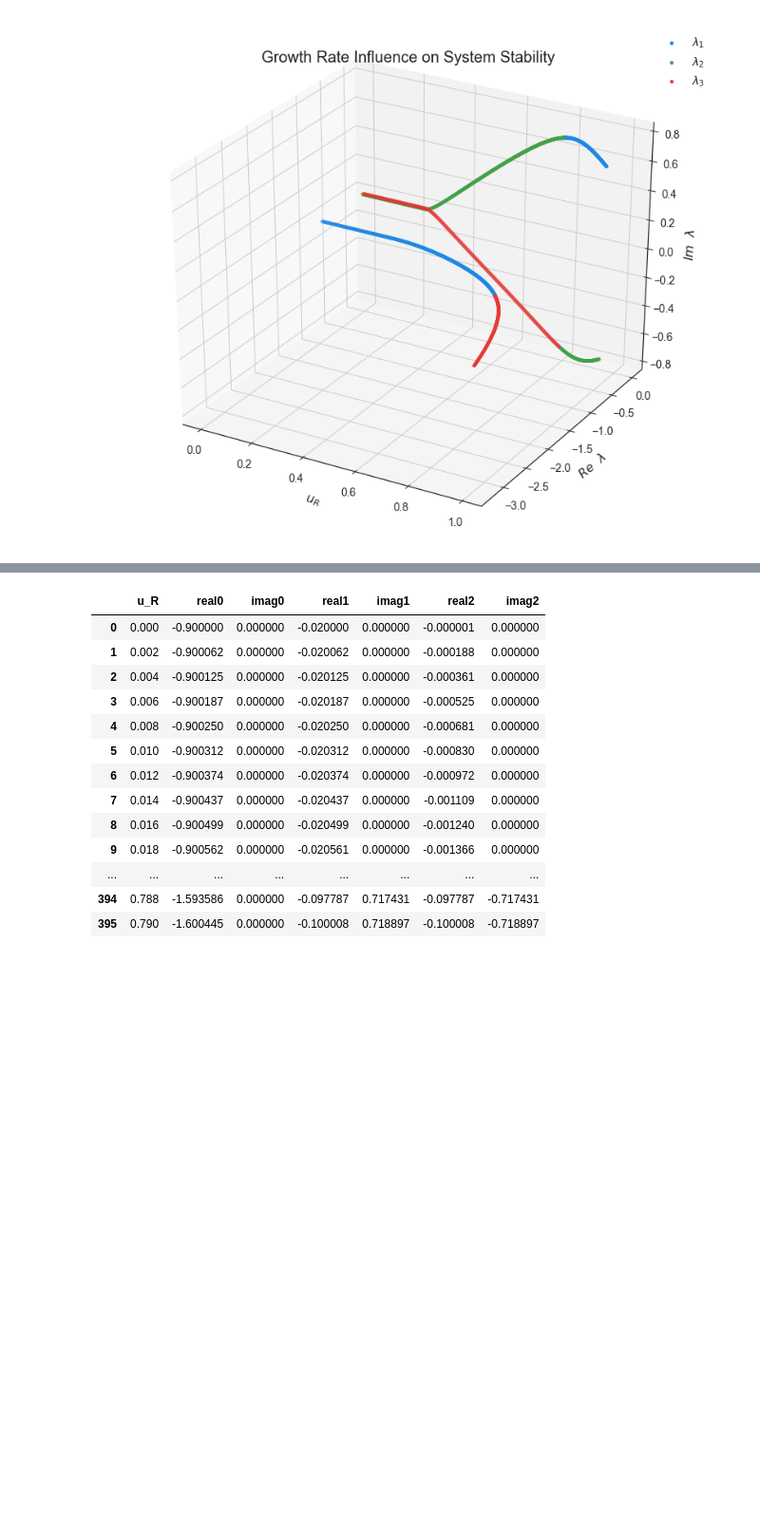
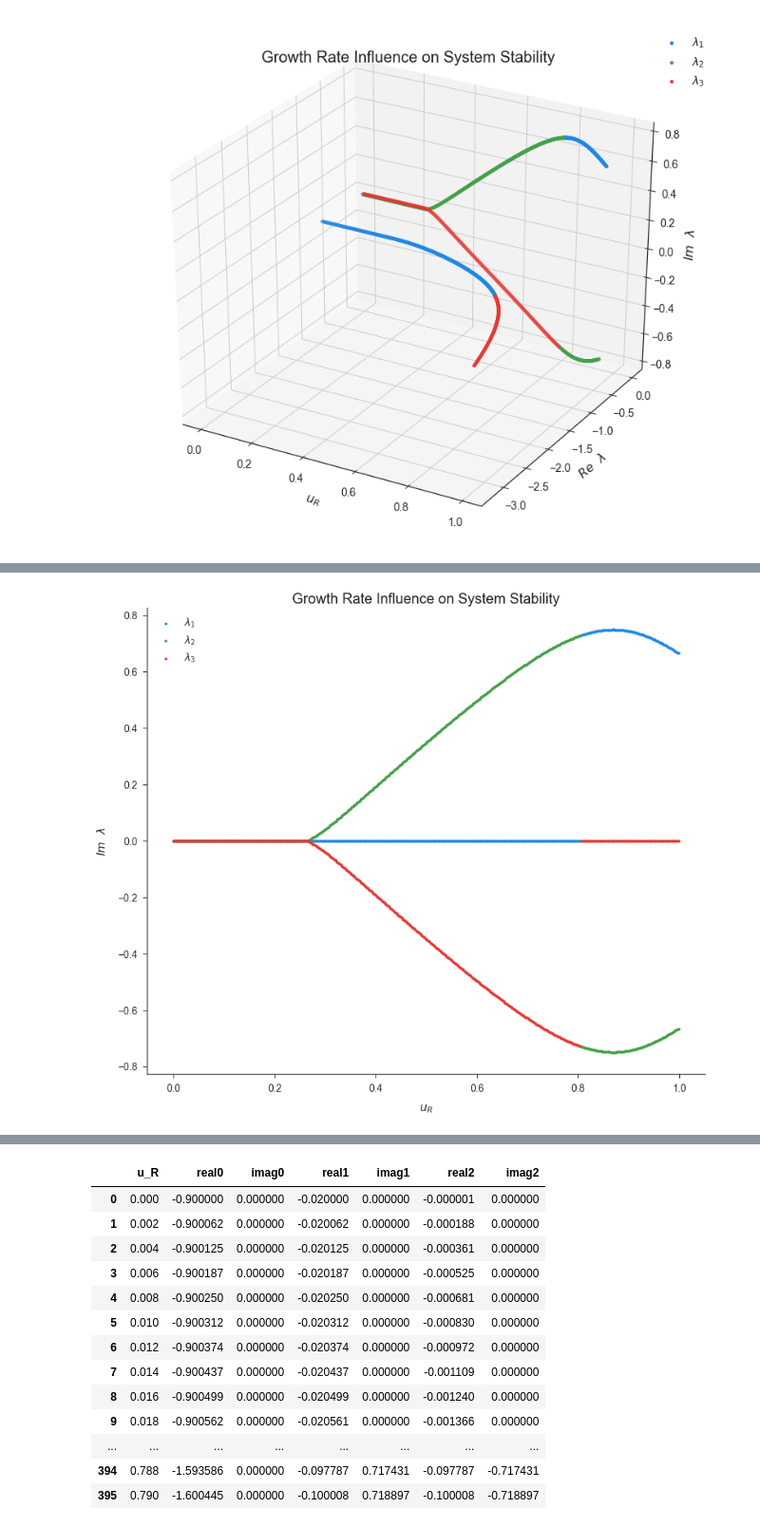
Before and after one commit to phuongho43/beng125-trpOperon, a Jupyter notebook: trpOperon.ipynb, the cells around one changed output, grey strips where cells are left out. Shown at 95% size. Cells and saved outputs as stored; diff of their text form; code cells hidden in the pictures; blank space fills up the shorter version.

Commit message:
Complete stability analysis

```diff
--- a/trpOperon.ipynb
+++ b/trpOperon.ipynb
@@ -125,0 +130,13 @@ fig.savefig('bifurcations_img/eigens_real_im.png')
+# %%
+fig, ax = plt.subplots()
+ax.scatter(u_R_vals, imag_parts[0], label=r'$\lambda_1$', marker='.')
+ax.scatter(u_R_vals, imag_parts[1], label=r'$\lambda_2$', marker='.')
+ax.scatter(u_R_vals, imag_parts[2], label=r'$\lambda_3$', marker='.')
+ax.set_xlabel(r'$u_R$', labelpad=14)
+ax.set_ylabel(r'$Im\ \ \lambda$', labelpad=14)
+ax.legend(loc='best')
+ax.set_title('Growth Rate Influence on System Stability')
+sns.despine()
+fig.savefig('bifurcations_img/uR_im.png')
+# %% [output]
+[figure, added]
```
Also changed, not shown: parts of 6 cells of this notebook, 4 other files.
